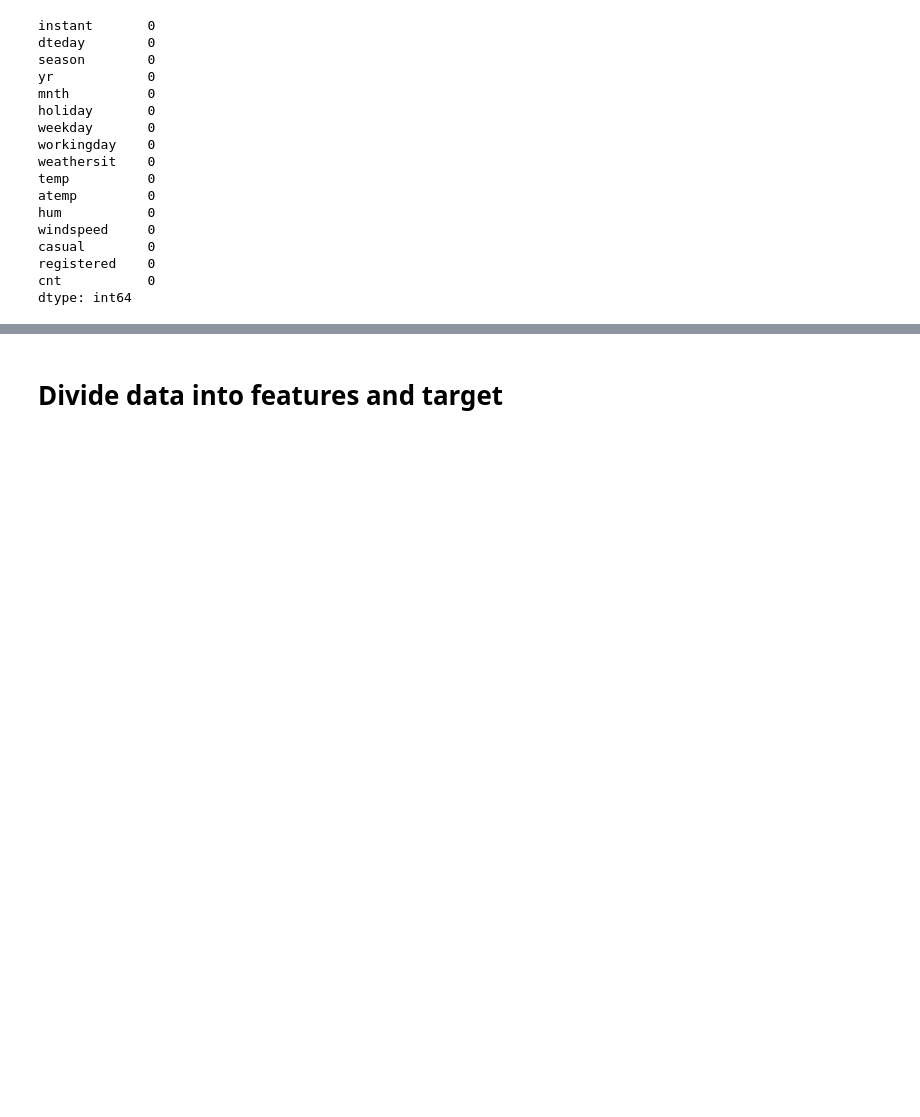
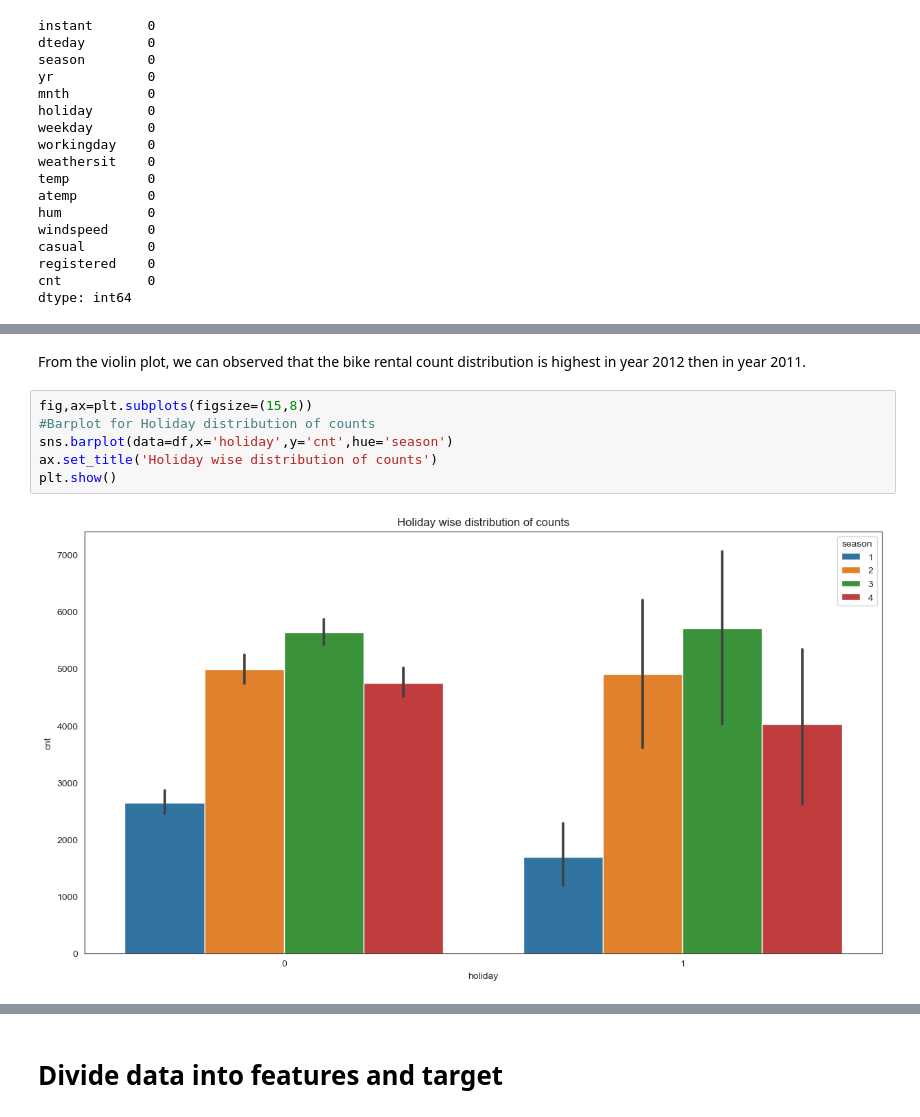
Before and after one commit to Steven2110/MachineLearningLab, a Jupyter notebook: Lab3/Lab3_Wijaya.ipynb, the cells around one changed output, grey strips where cells are left out. Cells and saved outputs as stored; diff of their text form; blank space fills up the shorter version.

```diff
--- a/Lab3/Lab3_Wijaya.ipynb
+++ b/Lab3/Lab3_Wijaya.ipynb
@@ -92,0 +117,10 @@ plt.show()
+# %% [markdown]
+From the violin plot, we can observed that the bike rental count distribution is highest in year 2012 then in year 2011.
+# %%
+fig,ax=plt.subplots(figsize=(15,8))
+#Barplot for Holiday distribution of counts
+sns.barplot(data=df,x='holiday',y='cnt',hue='season')
+ax.set_title('Holiday wise distribution of counts')
+plt.show()
+# %% [output]
+[figure, added]
```
Also changed, not shown: parts of 88 cells of this notebook, 3 other files.
